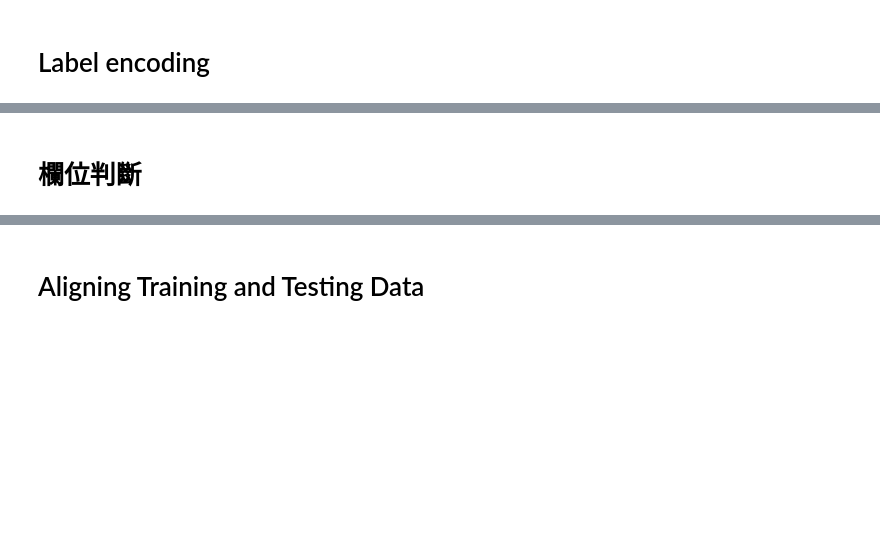
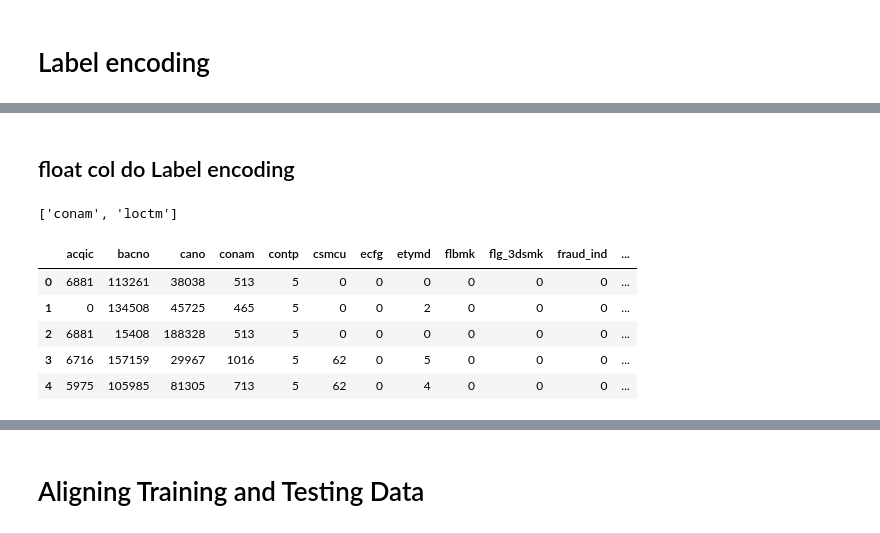
Before and after one commit to skywalker0803r/Ricky, a Jupyter notebook: 玉山銀行AI比賽EDA.ipynb, the cells around one changed output, grey strips where cells are left out. Saved outputs shown, nothing was run; the diff lists cells and outputs as text; code cells hidden in the pictures; blank space fills up the shorter version.

```diff
--- a/玉山銀行AI比賽EDA.ipynb
+++ b/玉山銀行AI比賽EDA.ipynb
@@ -135,20 +110,17 @@ le_count = 0
 le_col = []
 
 # Iterate through the columns
-for col in train:
-    if train[col].dtype == 'object':
-        # If " 2 " or fewer unique categories
-        if len(list(train[col].unique())) <= 2:
-            # Train on the training data
-            le.fit(train[col])
-            # Transform both training and testing data
-            train[col] = le.transform(train[col])
-            val[col] = le.transform(val[col])
-            test[col] = le.transform(test[col])
-
-            # Keep track of how many columns were label encoded
-            le_count += 1
-            le_col.append(col)
+for col in train.drop(['txkey','fraud_ind'],axis=1).columns:
+  # 條件
+  if len(train[col].unique())<=3:
+    # Train on the training data
+    le.fit(train[col])
+    # Transform both training and testing data
+    train[col] = le.transform(train[col])
+    test[col] = le.transform(test[col])
+    # Keep track of how many columns were label encoded
+    le_count += 1
+    le_col.append(col)
 
 print('%d columns were label encoded.' % le_count)
 print(le_col)
@@ -174,2 +130,23 @@ def 欄位轉Y平均(train,val,test,x_col):
-# %% [markdown]
-# 欄位判斷
+# %% [markdown]
+## float col do Label encoding
+# %%
+float_col = []
+for col in train.columns:
+  if train[col].dtype == 'float':
+    float_col.append(col)
+print(float_col)
+# %% [output]
+['conam', 'loctm']
+# %%
+for col in float_col:
+  train[col] = train[col].astype(int)
+  test[col] = test[col].astype(int)
+# %%
+train.head()
+# %% [output]
+|  | acqic | bacno | cano | conam | contp | csmcu | ecfg | etymd | flbmk | flg_3dsmk | fraud_ind | ... |
+| 0 | 6881 | 113261 | 38038 | 513 | 5 | 0 | 0 | 0 | 0 | 0 | 0 | ... |
+| 1 | 0 | 134508 | 45725 | 465 | 5 | 0 | 0 | 2 | 0 | 0 | 0 | ... |
+| 2 | 6881 | 15408 | 188328 | 513 | 5 | 0 | 0 | 0 | 0 | 0 | 0 | ... |
+| 3 | 6716 | 157159 | 29967 | 1016 | 5 | 62 | 0 | 5 | 0 | 0 | 0 | ... |
+| 4 | 5975 | 105985 | 81305 | 713 | 5 | 62 | 0 | 4 | 0 | 0 | 0 | ... |
```
Also changed, not shown: parts of 22 cells of this notebook.
